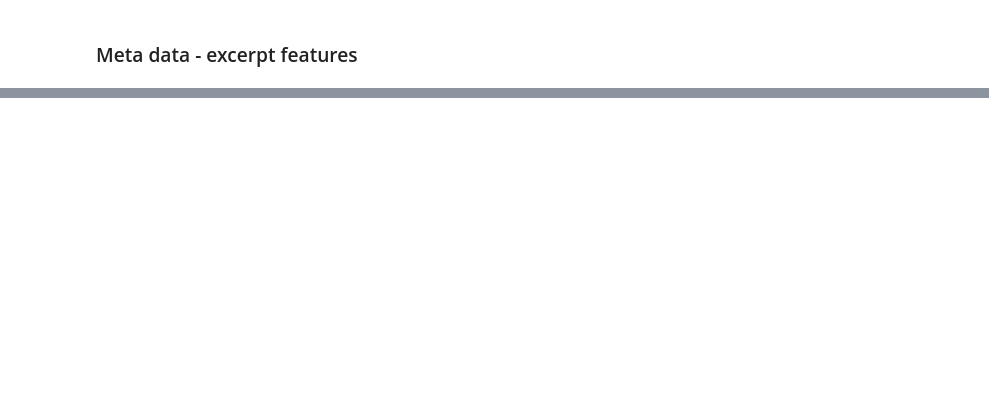
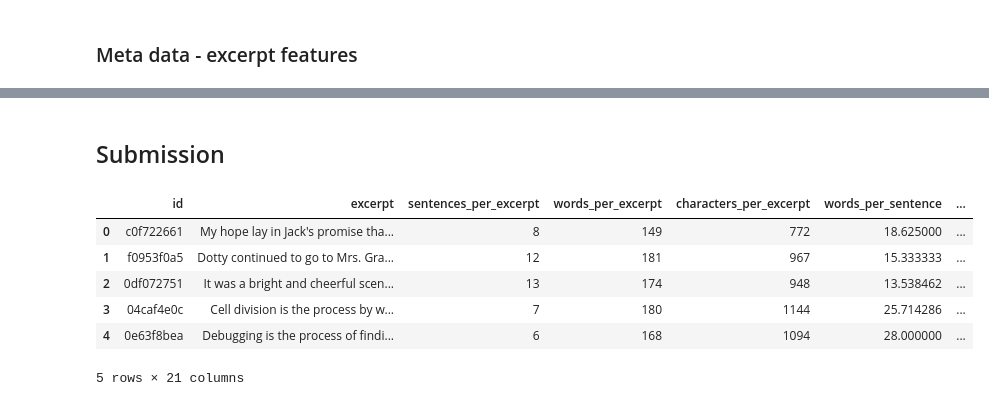
Before and after one commit to Collinjia/NLP-CLRP-Contest, a Jupyter notebook: CommonLit Readability.ipynb, the cells around one changed output, grey strips where cells are left out. Saved outputs shown, nothing was run; the diff lists cells and outputs as text; code cells hidden in the pictures; blank space fills up the shorter version.

```diff
--- a/CommonLit Readability.ipynb
+++ b/CommonLit Readability.ipynb
@@ -163,0 +120,3 @@ train.head()
+# %%
+freq_df = count_words(train)
+freq_df
@@ -163,0 +138,28 @@ train.head()
+# %%
+freq_dict = freq_df.frequency.to_dict()
+# rare words
+rare_words = {k: v for k, v in freq_dict.items() if v <= 5}
+# common_words
+common_words = {k: v for k, v in freq_dict.items() if v > 100}
+# long words
+long_df = count_words(
+    train,
+    column='excerpt',
+    preprocess=lambda text: re.findall(r'\w{6,}', text),
+)
+long_words = long_df.frequency.to_dict()
+
+def count_freq(corpus, vocab):
+    counter = 0
+    for word in vocab:
+        if word in corpus:
+            counter += 1
+    return counter
+
+def token_stats (df, col):
+
+    df['rare_tokens'] = df[col].apply(count_freq, vocab=rare_words)
+    df['common_tokens'] = df[col].apply(count_freq, vocab=common_words)
+    df['long_tokens'] = df[col].apply(count_freq, vocab=long_words)
+
+    return df
@@ -163,0 +238,20 @@ train.head()
+# %% [markdown]
+## Submission
+# %%
+test = pd.read_csv("test.csv")
+# %%
+test = test.drop(['url_legal', 'license'], axis=1)
+test = get_meta(test, 'excerpt')
+test = get_stat(test, 'excerpt')
+test['tokens'] = test['excerpt'].apply(preprocess, pipeline=pipeline)
+test = token_stats(test, 'tokens')
+# %%
+test.head()
+# %% [output]
+|  | id | excerpt | sentences_per_excerpt | words_per_excerpt | characters_per_excerpt | words_per_sentence | ... |
+| 0 | c0f722661 | My hope lay in Jack's promise tha... | 8 | 149 | 772 | 18.625000 | ... |
+| 1 | f0953f0a5 | Dotty continued to go to Mrs. Gra... | 12 | 181 | 967 | 15.333333 | ... |
+| 2 | 0df072751 | It was a bright and cheerful scen... | 13 | 174 | 948 | 13.538462 | ... |
+| 3 | 04caf4e0c | Cell division is the process by w... | 7 | 180 | 1144 | 25.714286 | ... |
+| 4 | 0e63f8bea | Debugging is the process of findi... | 6 | 168 | 1094 | 28.000000 | ... |
+5 rows × 21 columns
```
Also changed, not shown: parts of 30 cells of this notebook.
